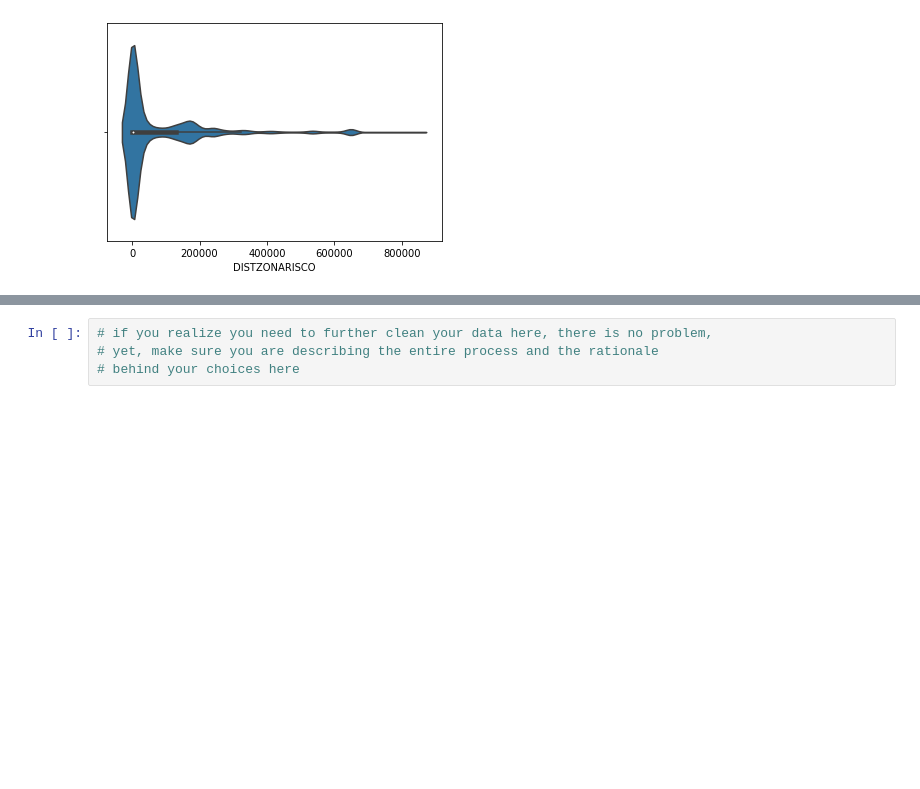
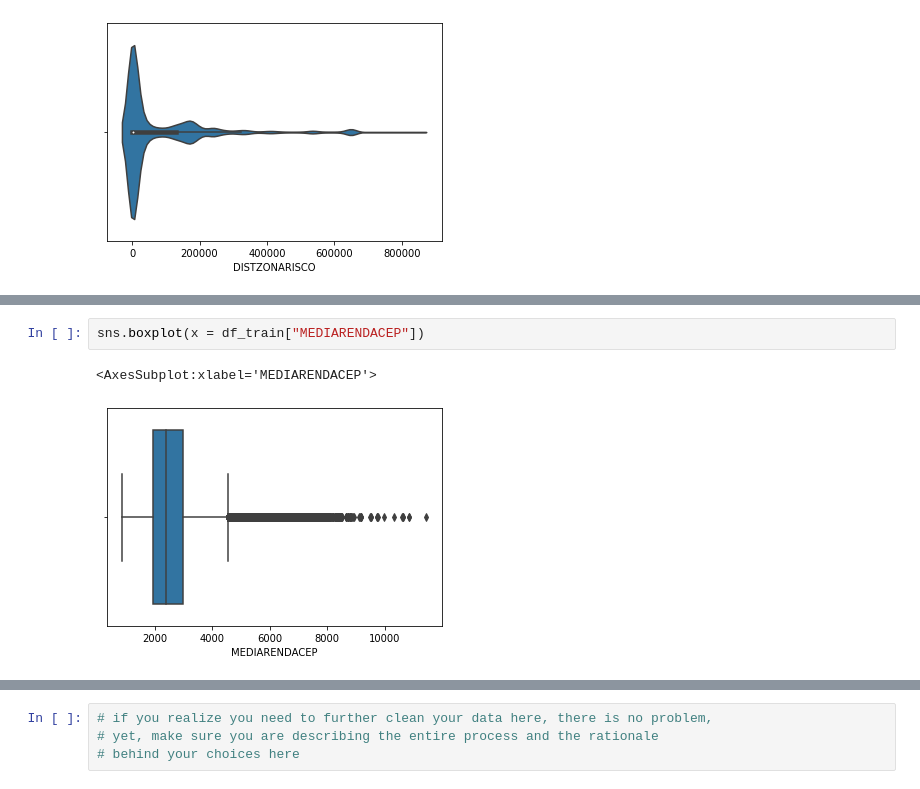
Before and after one commit to ednakatani/Data-Science, a Jupyter notebook: DS_project.ipynb, the cells around one changed output, grey strips where cells are left out. Cells and saved outputs as stored; diff of their text form; blank space fills up the shorter version.

```diff
--- a/DS_project.ipynb
+++ b/DS_project.ipynb
@@ -207,0 +218,5 @@ sns.violinplot(data=df_train, x='DISTZONARISCO')
+# %%
+sns.boxplot(x = df_train["MEDIARENDACEP"])
+# %% [output]
+<AxesSubplot:xlabel='MEDIARENDACEP'>
+[figure, added]
```
Also changed, not shown: parts of 7 cells of this notebook.
